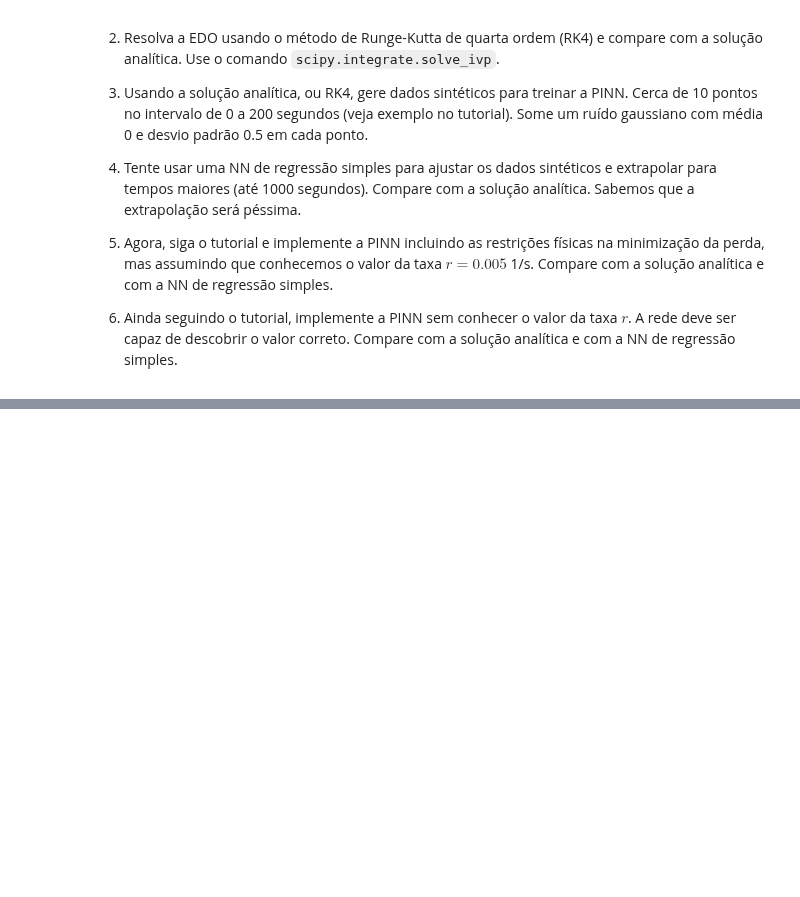
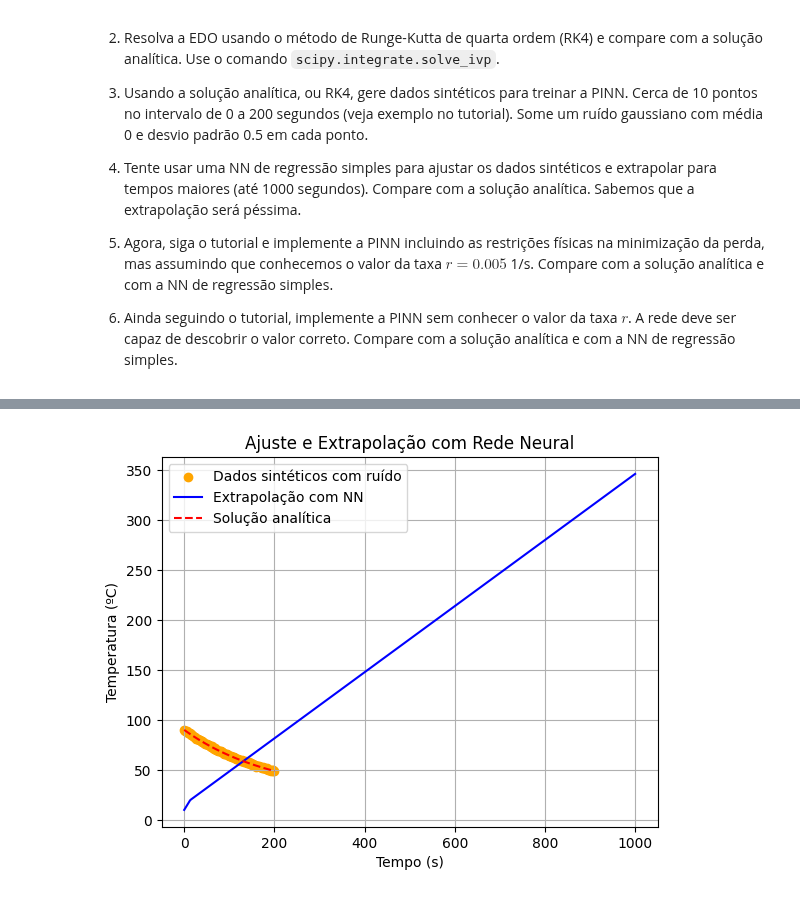
Before and after one commit to brunamendesfis/Computational_Physics, a Jupyter notebook: Redes_Neurais/Atividade_04/Exercício_01.ipynb, the cells around one changed output, grey strips where cells are left out. Saved outputs shown, nothing was run; the diff lists cells and outputs as text; code cells hidden in the pictures; blank space fills up the shorter version.

```diff
--- a/Redes_Neurais/Atividade_04/Exercício_01.ipynb
+++ b/Redes_Neurais/Atividade_04/Exercício_01.ipynb
@@ -81,0 +131,36 @@ def physics_loss_discovery(model, Tenv):
+# %%
+import tensorflow as tf
+from tensorflow.keras import layers, models
+
+# Convertendo os dados para tensores
+X_train = tf.convert_to_tensor(sol.t.reshape(-1, 1), dtype=tf.float32)
+y_train = tf.convert_to_tensor(synthetic_data.reshape(-1, 1), dtype=tf.float32)
+
+# Definindo a arquitetura da rede neural
+model = models.Sequential([
+    layers.Dense(10, activation='relu', input_dim=1),
+    layers.Dense(1)
+])
+
+# Compilando o modelo
+model.compile(optimizer='adam', loss='mse')
+
+# Treinando a rede
+model.fit(X_train, y_train, epochs=1000, verbose=0)
+
+# Extrapolando a rede neural
+X_test = np.linspace(0, 1000, 1000).reshape(-1, 1)
+y_pred = model.predict(X_test)
+
+# Plotando a previsão da rede neural
+plt.scatter(sol.t, synthetic_data, label="Dados sintéticos com ruído", color='orange')
+plt.plot(X_test, y_pred, label="Extrapolação com NN", color='blue')
+plt.plot(sol.t, T_analyt, '--', label="Solução analítica", color='red')
+
+plt.xlabel("Tempo (s)")
+plt.ylabel("Temperatura (ºC)")
+plt.legend()
+plt.title("Ajuste e Extrapolação com Rede Neural")
+plt.grid(True)
+plt.show()
+# %% [output]
@@ -81,0 +168 @@ def physics_loss_discovery(model, Tenv):
+[figure, added]
```
Also changed, not shown: parts of 5 cells of this notebook.
